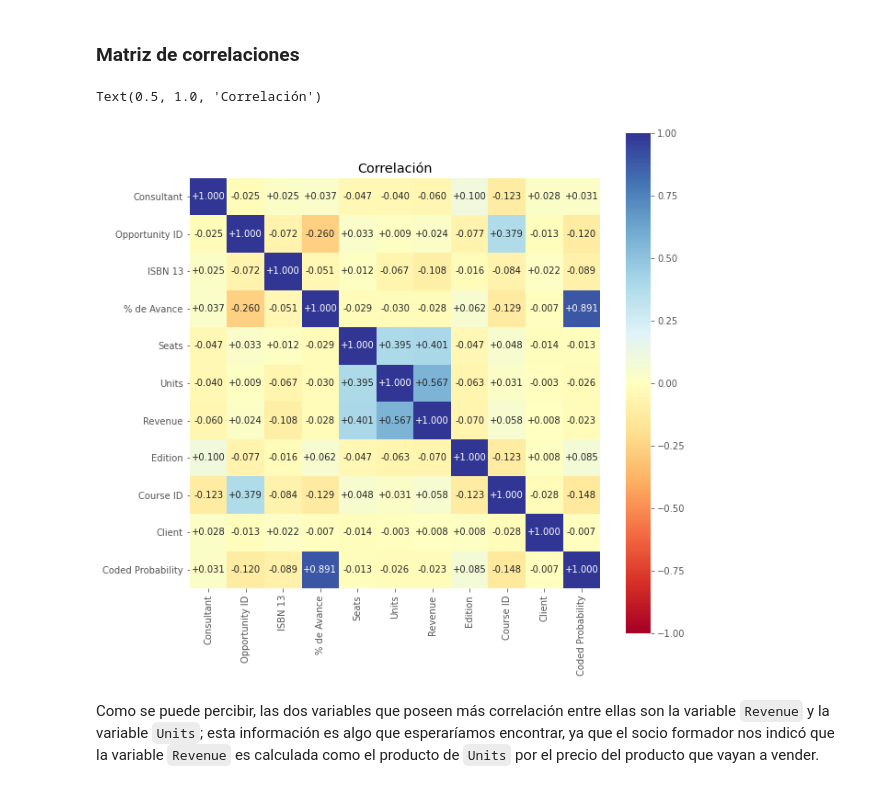
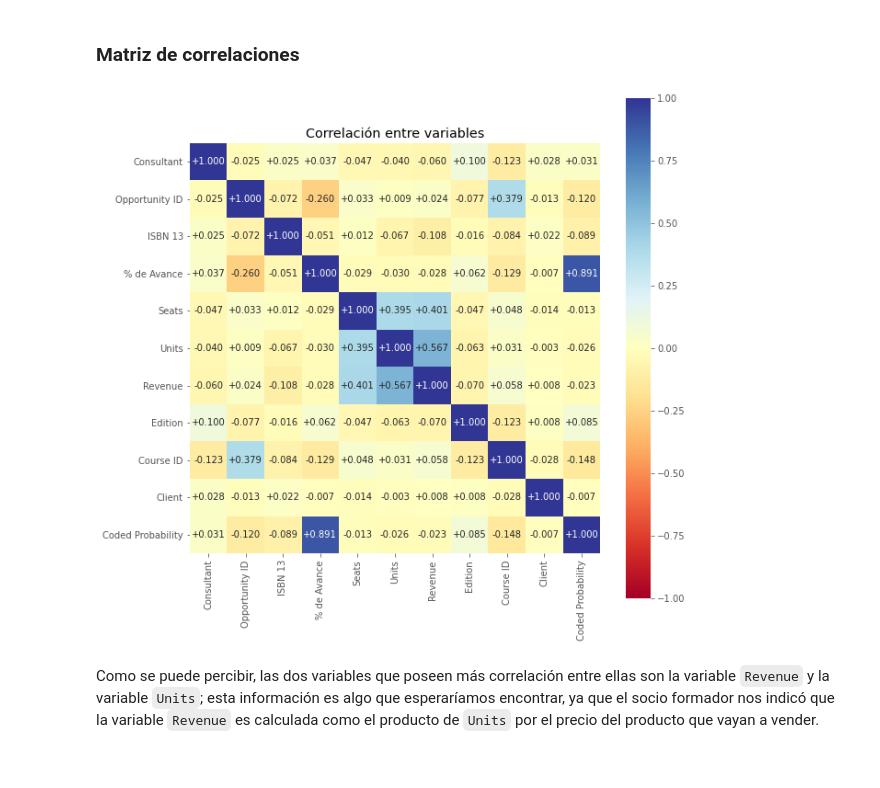
Before and after one commit to JuanEcheagaray75/CENGAGE-Sales-Analysis, a Jupyter notebook: project/pre-eda.ipynb, the cells around one changed output. Saved outputs shown, nothing was run; the diff lists cells and outputs as text; code cells hidden in the pictures.

```diff
--- a/project/pre-eda.ipynb
+++ b/project/pre-eda.ipynb
@@ -332,13 +332,12 @@ df['Coded Probability'] = df['Probability'].map(coded_probs)
 ### Matriz de correlaciones
 # %%
 plt.figure(figsize=(10, 10))
-sns.heatmap(df.corr(), cmap="RdYlBu",
+sns.heatmap(df.corr(), cmap='RdYlBu',
             annot=True, square=True,
-            vmin=-1, vmax=1, fmt="+.3f")
-plt.title("Correlación")
+            vmin=-1, vmax=1, fmt='+.3f')
+plt.title('Correlación entre variables');
 # %% [output]
-Text(0.5, 1.0, 'Correlación')
-[figure, old version]
+[figure, new version]
 # %% [markdown]
 Como se puede percibir, las dos variables que poseen más correlación entre ellas son la variable `Revenue` y la variable `Units`; esta información es algo que esperaríamos encontrar, ya que el socio formador nos indicó que la variable `Revenue` es calculada como el producto de `Units` por el precio del producto que vayan a vender.
 # %% [markdown]
```
Also changed, not shown: parts of 9 cells of this notebook.
